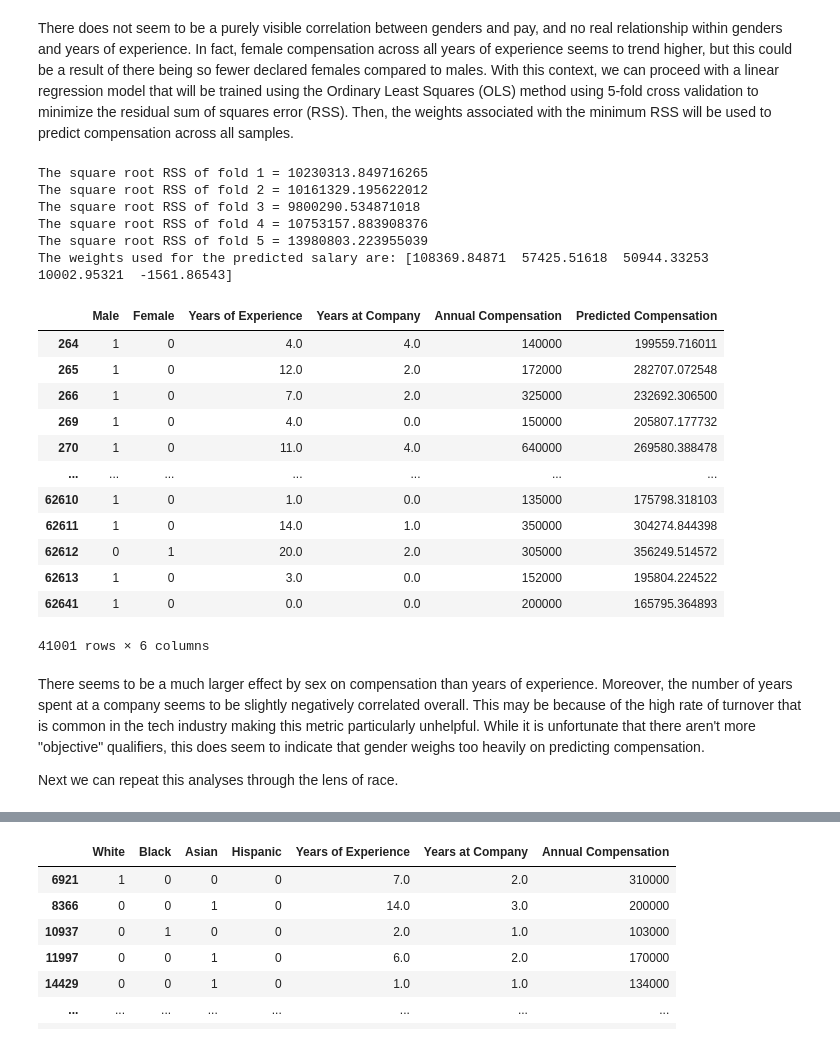
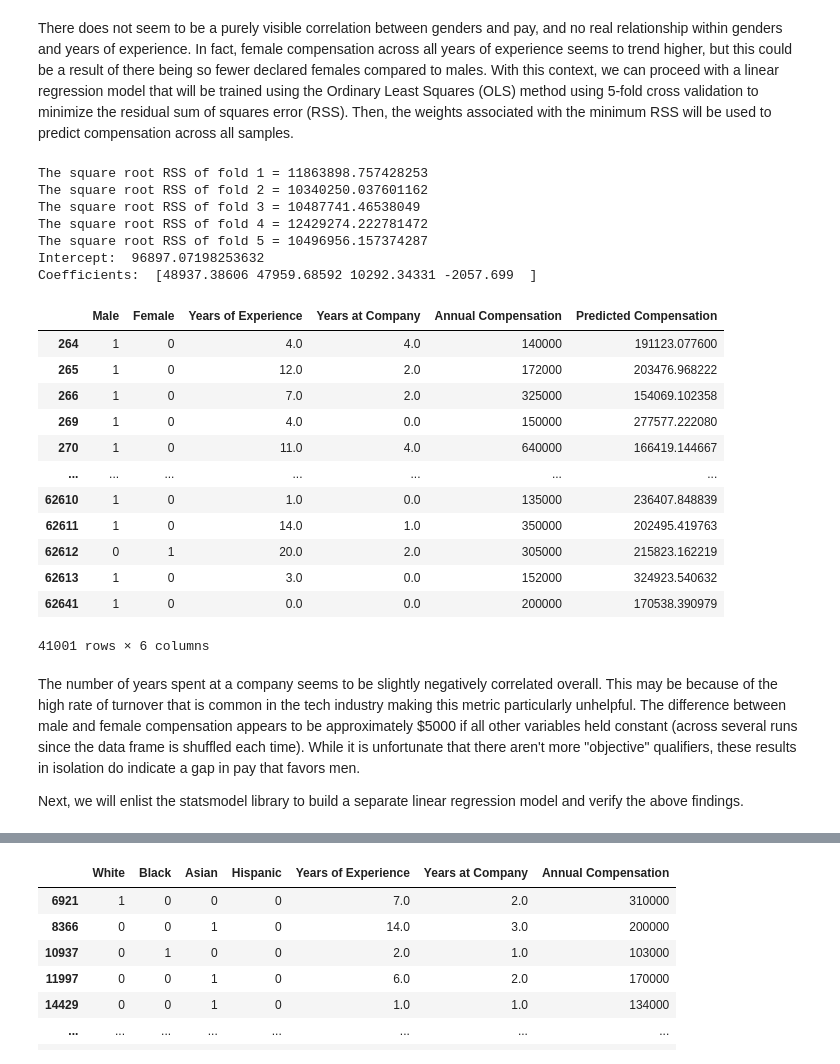
Before and after one commit to GMU-MinorityReport/CS484, a Jupyter notebook: code/The_Minority_Report.ipynb, the cells around one changed output, grey strips where cells are left out. Cells and saved outputs as stored; diff of their text form; code cells hidden in the pictures.

```diff
--- a/code/The_Minority_Report.ipynb
+++ b/code/The_Minority_Report.ipynb
@@ -364,9 +354,10 @@ Number of females: 6252
 There does not seem to be a purely visible correlation between genders and pay, and no real relationship within genders and years of experience. In fact, female compensation across all years of experience seems to trend higher, but this could be a result of there being so fewer declared females compared to males. With this context, we can proceed with a linear regression model that will be trained using the Ordinary Least Squares (OLS) method using 5-fold cross validation to minimize the residual sum of squares error (RSS). Then, the weights associated with the minimum RSS will be used to predict compensation across all samples.
 # %%
 # Function assumes that the dependent variable (labels, y, etc.) is the final column of the array
-def ols(data, folds=5):
-    x_num = data.shape[1] - 1
-    x_train, y_train = data.values[:, :x_num], data.values[:, -1]
+def ols_five(data, folds=5):
+    shuf = data.copy().sample(frac = 1)
+    x_num = shuf.shape[1] - 1
+    x_train, y_train = shuf.values[:, :x_num], shuf.values[:, -1]
 
     features = x_train.astype(float)
     labels = y_train.astype(float)
@@ -390,57 +381,60 @@ def ols(data, folds=5):
         w_models.append(w)
 
         # Isolate validation set for RSS calcs
         # x = features[start:end]
         # y = labels[start:end]
         y_xw = y - (np.dot(x, w)) # y - Xw
         y_xw_t = np.transpose(y_xw) # (y - Xw)^T
         rss_w = np.dot(y_xw_t, y_xw) # (y - Xw)^T * (y - Xw)
 
         sqrt_rss_w = rss_w ** (1/2) # sqrt of RSS
         rss_errors[i] = sqrt_rss_w
         print('The square root RSS of fold ' + str(i + 1) + ' = ' + str(rss_errors[i]))
 
     min_arg = np.argmin(rss_w)
     min_w = w_models[min_arg]
-    return min_w, x_train
+    return min_w, features
 
 # Simple matrix multiplication to apply calculated weights to samples and yield predicted y
 def get_preds(weights, features):
     n, d = features.shape
     d_plus_one = d + 1
 
     aug_features = np.ones(shape=(n, d_plus_one))
     aug_features[:, 1:] = features
 
     return np.dot(aug_features, weights)
 
-weights, features = ols(df_sex, 5)
+weights, features = ols_five(df_sex, 5)
 
-print("The weights used for the predicted salary are: " + str(weights))
+print('Intercept: ', weights[0])
+print('Coefficients: ', weights[1:])
 
-df_sex['Predicted Compensation'] = get_preds(weights, features)
-df_sex
+df_show = df_sex.copy()
+df_show['Predicted Compensation'] = get_preds(weights, features)
+df_show
 # %% [output]
-The square root RSS of fold 1 = 10230313.849716265
-The square root RSS of fold 2 = 10161329.195622012
-The square root RSS of fold 3 = 9800290.534871018
-The square root RSS of fold 4 = 10753157.883908376
-The square root RSS of fold 5 = 13980803.223955039
-The weights used for the predicted salary are: [108369.84871  57425.51618  50944.33253  10002.95321  -1561.86543]
+The square root RSS of fold 1 = 11863898.757428253
+The square root RSS of fold 2 = 10340250.037601162
+The square root RSS of fold 3 = 10487741.46538049
+The square root RSS of fold 4 = 12429274.222781472
+The square root RSS of fold 5 = 10496956.157374287
+Intercept:  96897.07198253632
+Coefficients:  [48937.38606 47959.68592 10292.34331 -2057.699  ]
 |  | Male | Female | Years of Experience | Years at Company | Annual Compensation | Predicted Compensation |
-| 264 | 1 | 0 | 4.0 | 4.0 | 140000 | 199559.716011 |
-| 265 | 1 | 0 | 12.0 | 2.0 | 172000 | 282707.072548 |
-| 266 | 1 | 0 | 7.0 | 2.0 | 325000 | 232692.306500 |
-| 269 | 1 | 0 | 4.0 | 0.0 | 150000 | 205807.177732 |
-| 270 | 1 | 0 | 11.0 | 4.0 | 640000 | 269580.388478 |
+| 264 | 1 | 0 | 4.0 | 4.0 | 140000 | 191123.077600 |
+| 265 | 1 | 0 | 12.0 | 2.0 | 172000 | 203476.968222 |
+| 266 | 1 | 0 | 7.0 | 2.0 | 325000 | 154069.102358 |
+| 269 | 1 | 0 | 4.0 | 0.0 | 150000 | 277577.222080 |
+| 270 | 1 | 0 | 11.0 | 4.0 | 640000 | 166419.144667 |
 | ... | ... | ... | ... | ... | ... | ... |
-| 62610 | 1 | 0 | 1.0 | 0.0 | 135000 | 175798.318103 |
-| 62611 | 1 | 0 | 14.0 | 1.0 | 350000 | 304274.844398 |
-| 62612 | 0 | 1 | 20.0 | 2.0 | 305000 | 356249.514572 |
-| 62613 | 1 | 0 | 3.0 | 0.0 | 152000 | 195804.224522 |
-| 62641 | 1 | 0 | 0.0 | 0.0 | 200000 | 165795.364893 |
+| 62610 | 1 | 0 | 1.0 | 0.0 | 135000 | 236407.848839 |
+| 62611 | 1 | 0 | 14.0 | 1.0 | 350000 | 202495.419763 |
+| 62612 | 0 | 1 | 20.0 | 2.0 | 305000 | 215823.162219 |
+| 62613 | 1 | 0 | 3.0 | 0.0 | 152000 | 324923.540632 |
+| 62641 | 1 | 0 | 0.0 | 0.0 | 200000 | 170538.390979 |
 41001 rows × 6 columns
 # %% [markdown]
-There seems to be a much larger effect by sex on compensation than years of experience. Moreover, the number of years spent at a company seems to be slightly negatively correlated overall. This may be because of the high rate of turnover that is common in the tech industry making this metric particularly unhelpful. While it is unfortunate that there aren't more "objective" qualifiers, this does seem to indicate that gender weighs too heavily on predicting compensation.
+The number of years spent at a company seems to be slightly negatively correlated overall. This may be because of the high rate of turnover that is common in the tech industry making this metric particularly unhelpful. The difference between male and female compensation appears to be approximately \$5000 if all other variables held constant (across several runs since the data frame is shuffled each time). While it is unfortunate that there aren't more "objective" qualifiers, these results in isolation do indicate a gap in pay that favors men.
 
-Next we can repeat this analyses through the lens of race.
+Next, we will enlist the statsmodel library to build a separate linear regression model and verify the above findings.
```
Also changed, not shown: parts of 16 cells of this notebook, 1 other file.
